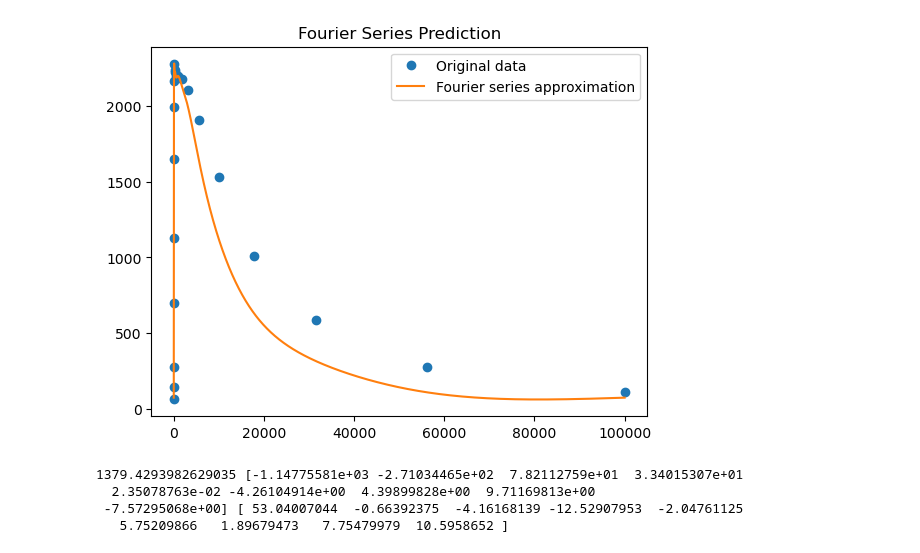
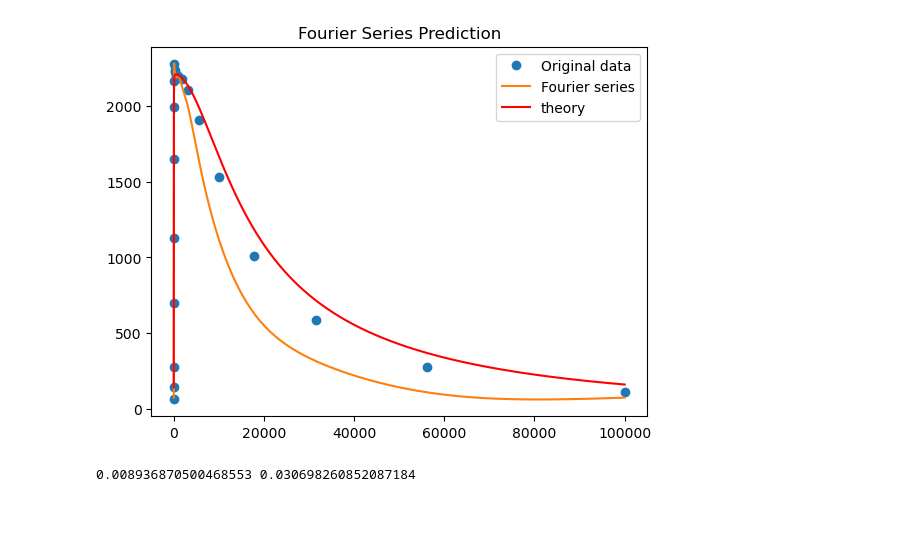
Before and after one commit to loganmachale/PHYS-309, a Jupyter notebook: amplifier_calculations.ipynb, the cells around one changed output. Saved outputs shown, nothing was run; the diff lists cells and outputs as text; code cells hidden in the pictures; blank space fills up the shorter version.

```diff
--- a/amplifier_calculations.ipynb
+++ b/amplifier_calculations.ipynb
@@ -52,7 +53,7 @@ def amplification(c_amp):
     Converts complex amplification factor to real amplification factor
     """
 
-    return np.sqrt(c_amp * c_amp.conjugate())
+    return np.sqrt(c_amp * c_amp.conjugate()).real
 
 def phase(c_amp):
     """
@@ -119,20 +120,20 @@ V_in = v_into_amp(V_1, cR_1, cR_2)
 
 G = obs_V_out / V_in
 
+
 def fourier_series(x, a0, an, bn, T):
-    series = a0 / 2  # Start with the constant term
+    series = a0  # Start with the constant term
     for n in range(1, len(an) + 1):
-        series += an[n - 1] * np.cos(2 * np.pi * n * x / T) + bn[n - 1] * np.sin(2 * np.pi * n * x / T)
+        series += an[n - 1] * np.cos(2 * np.pi * n * np.log10(x) / T) + bn[n - 1] * np.sin(2 * np.pi * n * np.log10(x) / T)
     return series
 
-T = 10 ** 5
+T = 5
 
 fourier_coeffs = np.fft.fft(G) / len(cf_arr)
 
-# Split the coefficients into cosine (real) and sine (imaginary) parts
-a0 = fourier_coeffs[0].real  # DC component (constant term)
-an = 2 * fourier_coeffs[1:len(fourier_coeffs) // 2].real  # Cosine terms
-bn = -2 * fourier_coeffs[1:len(fourier_coeffs) // 2].imag  # Sine terms
+a0 = fourier_coeffs[0].real
+an = 2 * fourier_coeffs[1:len(fourier_coeffs) // 2].real
+bn = -2 * fourier_coeffs[1:len(fourier_coeffs) // 2].imag
 # %%
 f_arr = np.logspace(0, 5, 5000)
 
@@ -170,37 +171,38 @@ import numpy as np
 import matplotlib.pyplot as plt
 
 # Example data: let's create a sample signal using a sine wave
 # Replace this with your actual data
 t = cf_arr
 y = G
 
 def fourier_series(x, a0, an, bn, T):
     series = a0  # Start with the constant term
     for n in range(1, len(an) + 1):
         series += an[n - 1] * np.cos(2 * np.pi * n * np.log10(x) / T) + bn[n - 1] * np.sin(2 * np.pi * n * np.log10(x) / T)
     return series
 
 T = 5
 
 # Perform Fourier transform and extract coefficients
 fourier_coeffs = np.fft.fft(y) / len(t)  # Normalize by number of points
 frequencies = np.fft.fftfreq(len(t), d=(t[1] - t[0]))
 
 # Split the coefficients into cosine (real) and sine (imaginary) parts
 a0 = fourier_coeffs[0].real  # DC component (constant term)
 an = 2 * fourier_coeffs[1:len(fourier_coeffs) // 2].real  # Cosine terms
 bn = -2 * fourier_coeffs[1:len(fourier_coeffs) // 2].imag  # Sine terms
 
+
 plt.plot(t, y, 'o', label='Original data')
-plt.plot(f_arr, fourier_series(f_arr, a0, an, bn, T), label='Fourier series approximation')
+plt.plot(f_arr, fourier_series(f_arr, a0, an, bn, T), label='Fourier series')
+plt.plot(f_arr, amplification(c_amp(f_arr)), 'r', label='theory')
 plt.legend()
 plt.title('Fourier Series Prediction')
 plt.show()
 
-print(a0, an, bn)
+chi2_stat_theory, p_value = chisquare(G / np.sum(G), amplification(c_amp(cf_arr)) / np.sum(amplification(c_amp(cf_arr))))
+chi2_stat_fourier, p_value = chisquare(G / np.sum(G), fourier_series(cf_arr, a0, an, bn, T) / np.sum(fourier_series(cf_arr, a0, an, bn, T)))
+print(chi2_stat_theory, chi2_stat_fourier)
 # %% [output]
-[figure, old version]
+[figure, new version]
-1379.4293982629035 [-1.14775581e+03 -2.71034465e+02  7.82112759e+01  3.34015307e+01
-  2.35078763e-02 -4.26104914e+00  4.39899828e+00  9.71169813e+00
- -7.57295068e+00] [ 53.04007044  -0.66392375  -4.16168139 -12.52907953  -2.04761125
-   5.75209866   1.89679473   7.75479979  10.5958652 ]
+0.008936870500468553 0.030698260852087184
```
Also changed, not shown: parts of 2 cells of this notebook, 2 other files.
